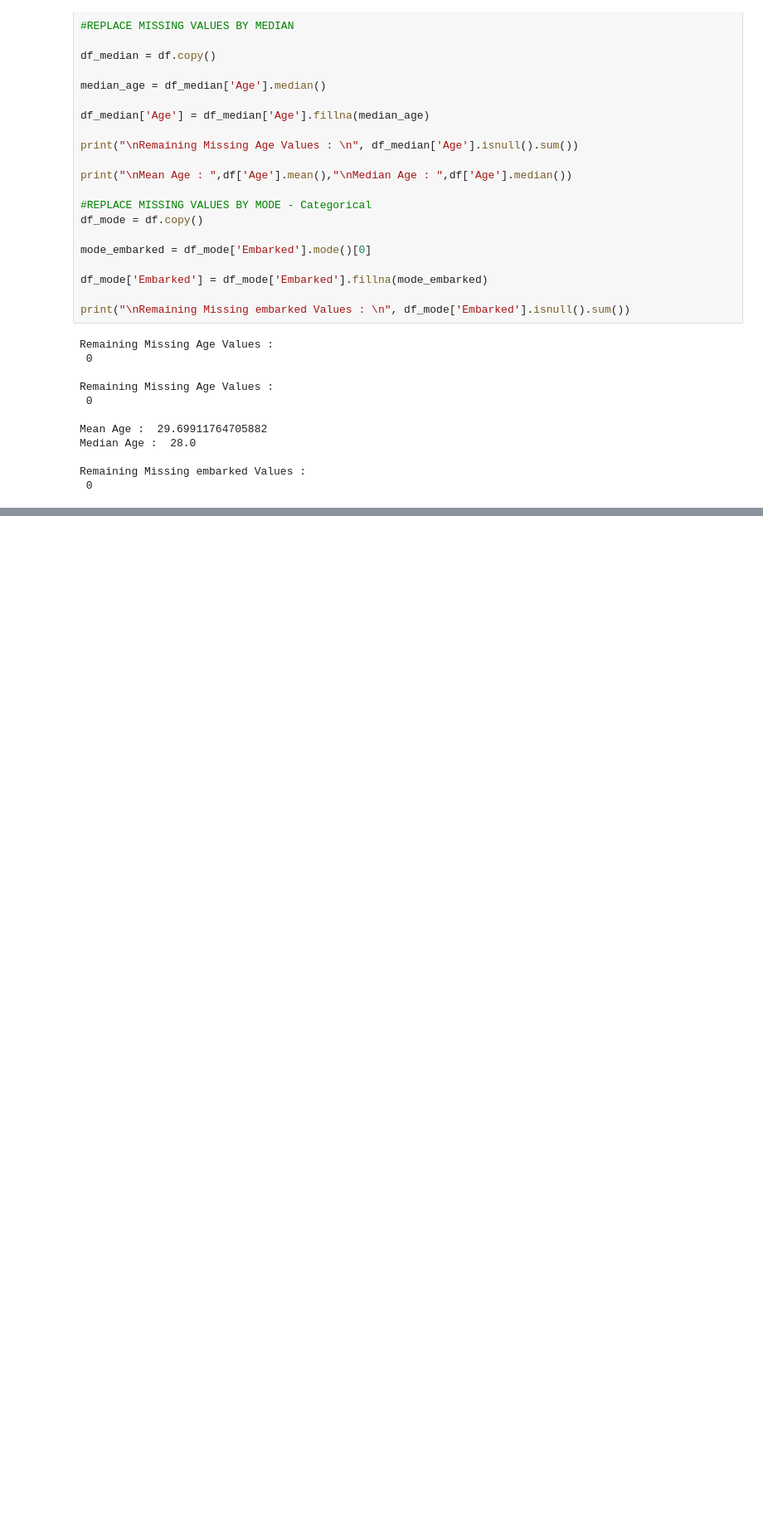
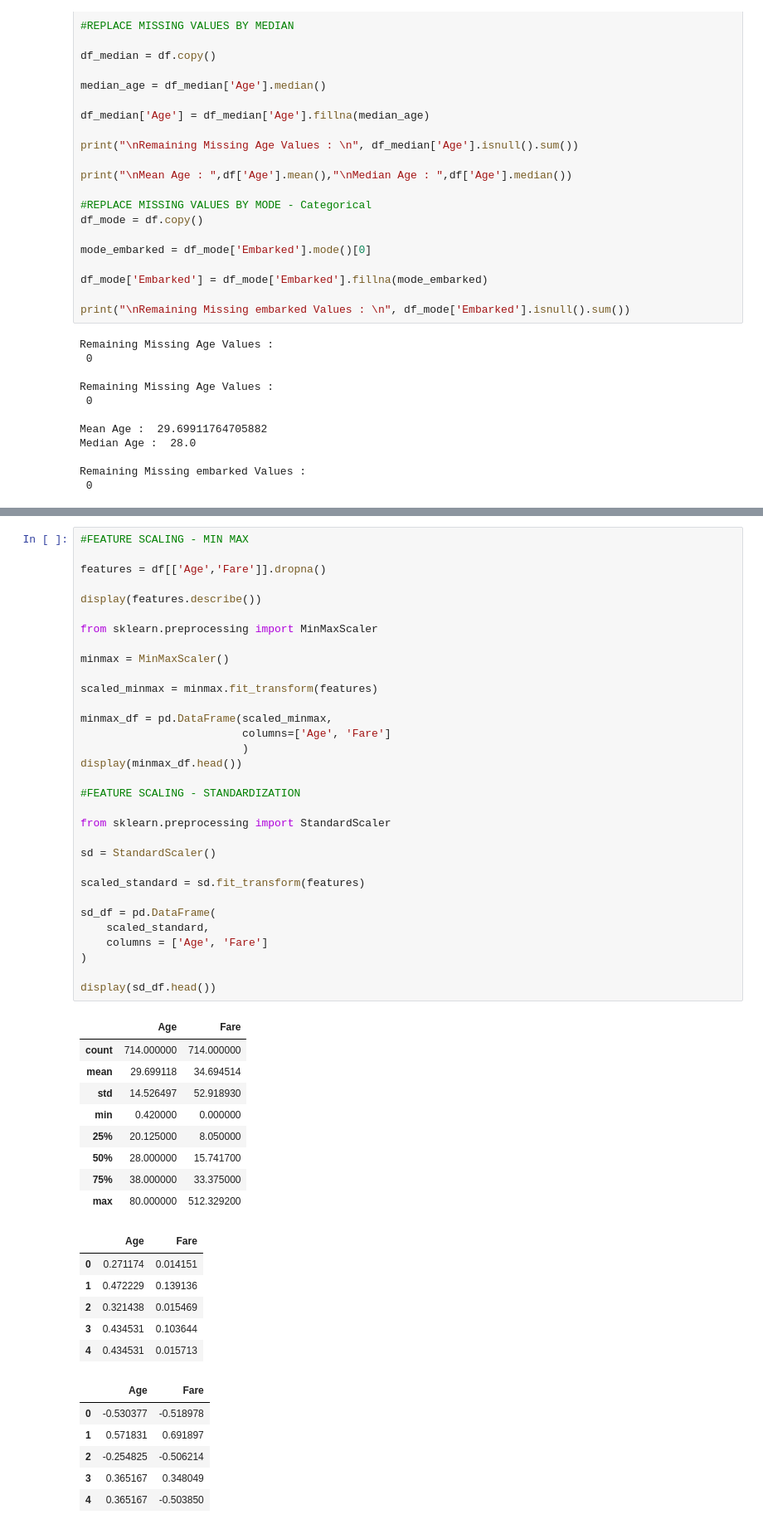
Before and after one commit to dhanusherramuri/AML_MSIS, a Jupyter notebook: AML_LAB_3 (18-08-2026).ipynb, the cells around one changed output, grey strips where cells are left out. Shown at 83% size. Saved outputs shown, nothing was run; the diff lists cells and outputs as text; blank space fills up the shorter version.

```diff
--- a/AML_LAB_3 (18-08-2026).ipynb
+++ b/AML_LAB_3 (18-08-2026).ipynb
@@ -188,0 +194,54 @@ TypeError: 'LabelEncoder' object is not callable
+# %%
+#FEATURE SCALING - MIN MAX
+
+features = df[['Age','Fare']].dropna()
+
+display(features.describe())
+
+from sklearn.preprocessing import MinMaxScaler
+
+minmax = MinMaxScaler()
+
+scaled_minmax = minmax.fit_transform(features)
+
+minmax_df = pd.DataFrame(scaled_minmax,
+                         columns=['Age', 'Fare']
+                         )
+display(minmax_df.head())
+
+#FEATURE SCALING - STANDARDIZATION
+
+from sklearn.preprocessing import StandardScaler
+
+sd = StandardScaler()
+
+scaled_standard = sd.fit_transform(features)
+
+sd_df = pd.DataFrame(
+    scaled_standard,
+    columns = ['Age', 'Fare']
+)
+
+display(sd_df.head())
+# %% [output]
+|  | Age | Fare |
+| count | 714.000000 | 714.000000 |
+| mean | 29.699118 | 34.694514 |
+| std | 14.526497 | 52.918930 |
+| min | 0.420000 | 0.000000 |
+| 25% | 20.125000 | 8.050000 |
+| 50% | 28.000000 | 15.741700 |
+| 75% | 38.000000 | 33.375000 |
+| max | 80.000000 | 512.329200 |
+|  | Age | Fare |
+| 0 | 0.271174 | 0.014151 |
+| 1 | 0.472229 | 0.139136 |
+| 2 | 0.321438 | 0.015469 |
+| 3 | 0.434531 | 0.103644 |
+| 4 | 0.434531 | 0.015713 |
+|  | Age | Fare |
+| 0 | -0.530377 | -0.518978 |
+| 1 | 0.571831 | 0.691897 |
+| 2 | -0.254825 | -0.506214 |
+| 3 | 0.365167 | 0.348049 |
+| 4 | 0.365167 | -0.503850 |
```
Also changed, not shown: parts of 1 cell of this notebook.
